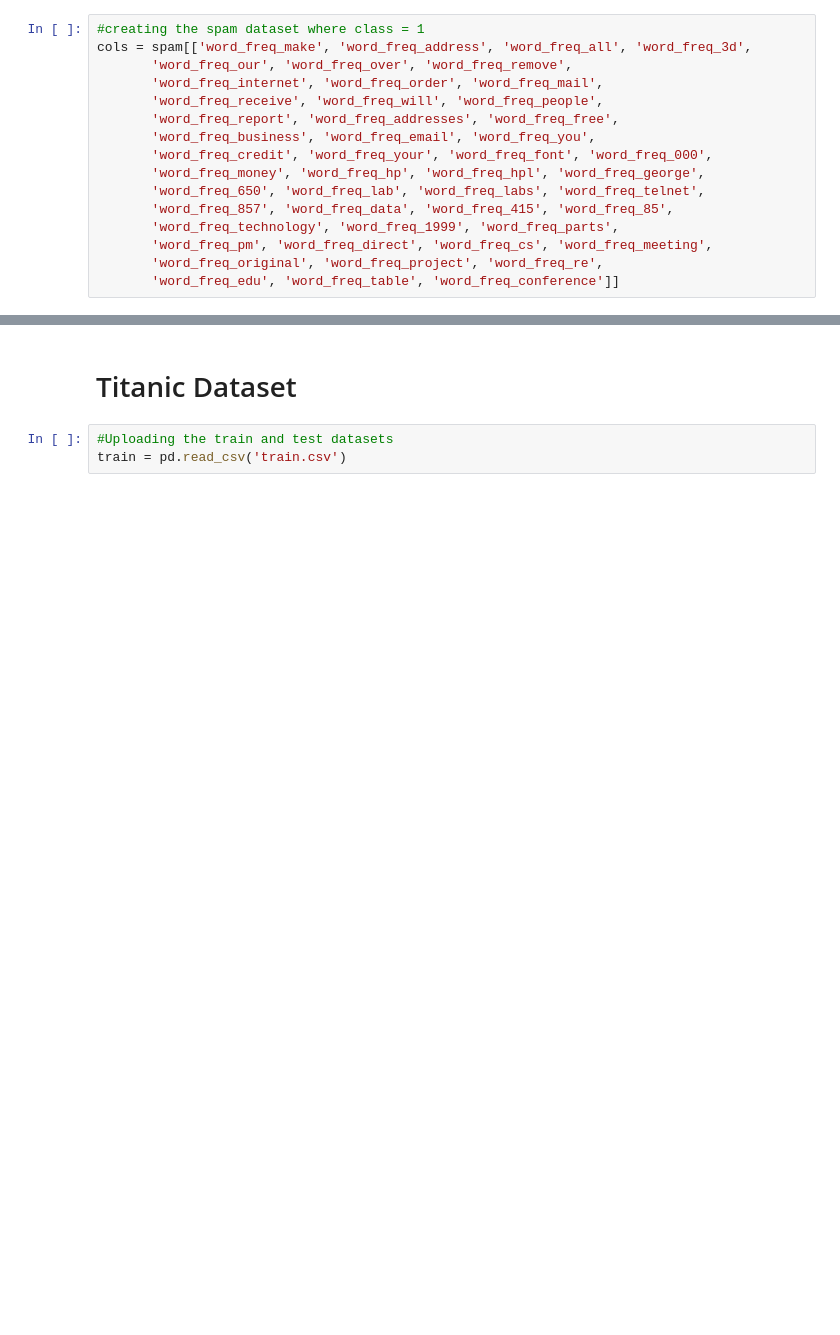
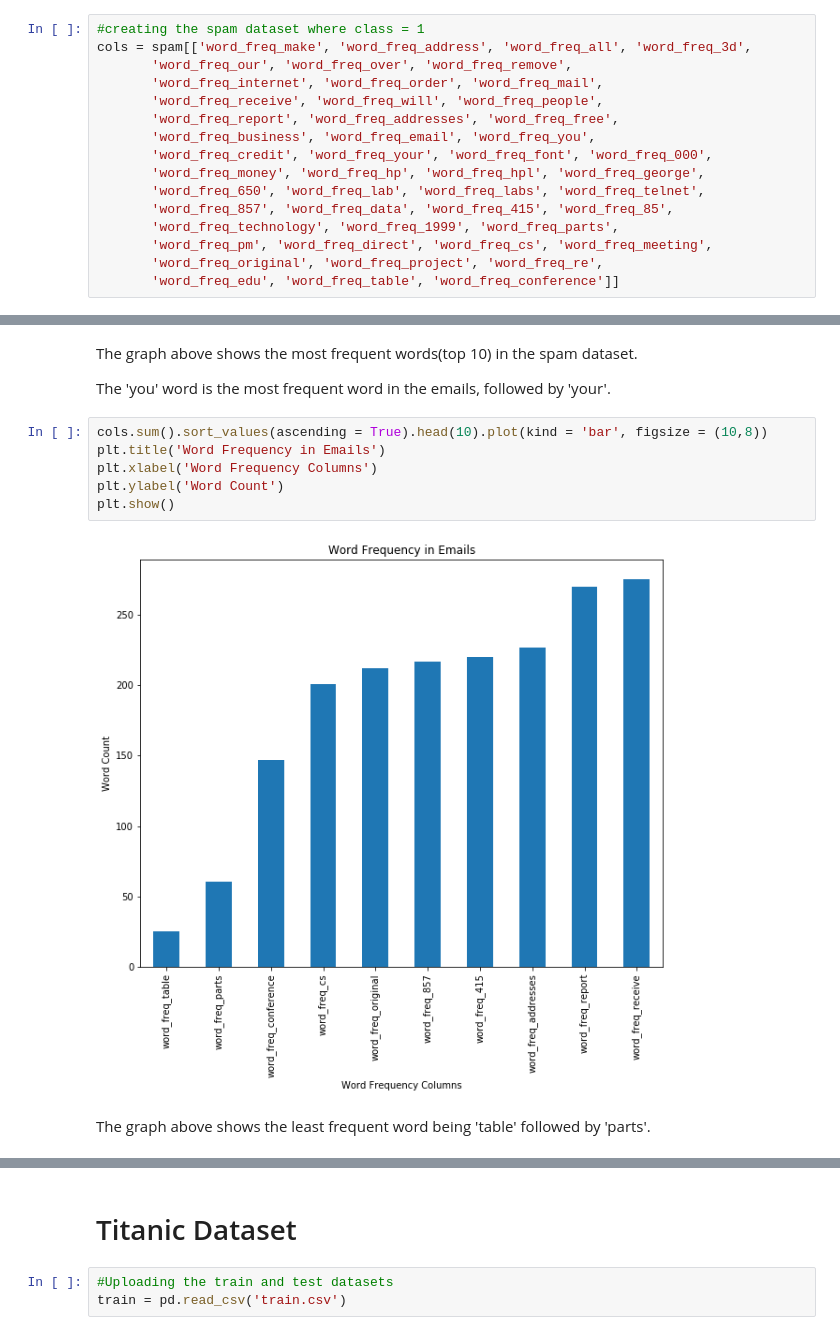
Before and after one commit to mwinzie/KNN-Classifier-Naive-Bayes-Classifier, a Jupyter notebook: K_nearest_neighbor_(kNN)_classifier_and_Naive_Bayes_classifier.ipynb, the cells around one changed output, grey strips where cells are left out. Drawn from its saved outputs; the diff is of its cells as text; blank space fills up the shorter version.

```diff
--- a/K_nearest_neighbor_(kNN)_classifier_and_Naive_Bayes_classifier.ipynb
+++ b/K_nearest_neighbor_(kNN)_classifier_and_Naive_Bayes_classifier.ipynb
@@ -174,0 +176,14 @@ spam[cols].groupby['class']
+# %% [markdown]
+The graph above shows the most frequent words(top 10) in the spam dataset.
+
+The 'you' word is the most frequent word in the emails, followed by 'your'.
+# %%
+cols.sum().sort_values(ascending = True).head(10).plot(kind = 'bar', figsize = (10,8))
+plt.title('Word Frequency in Emails')
+plt.xlabel('Word Frequency Columns')
+plt.ylabel('Word Count')
+plt.show()
+# %% [output]
+[figure, added]
+# %% [markdown]
+The graph above shows the least frequent word being 'table' followed by 'parts'.
```
Also changed, not shown: parts of 31 cells of this notebook.
